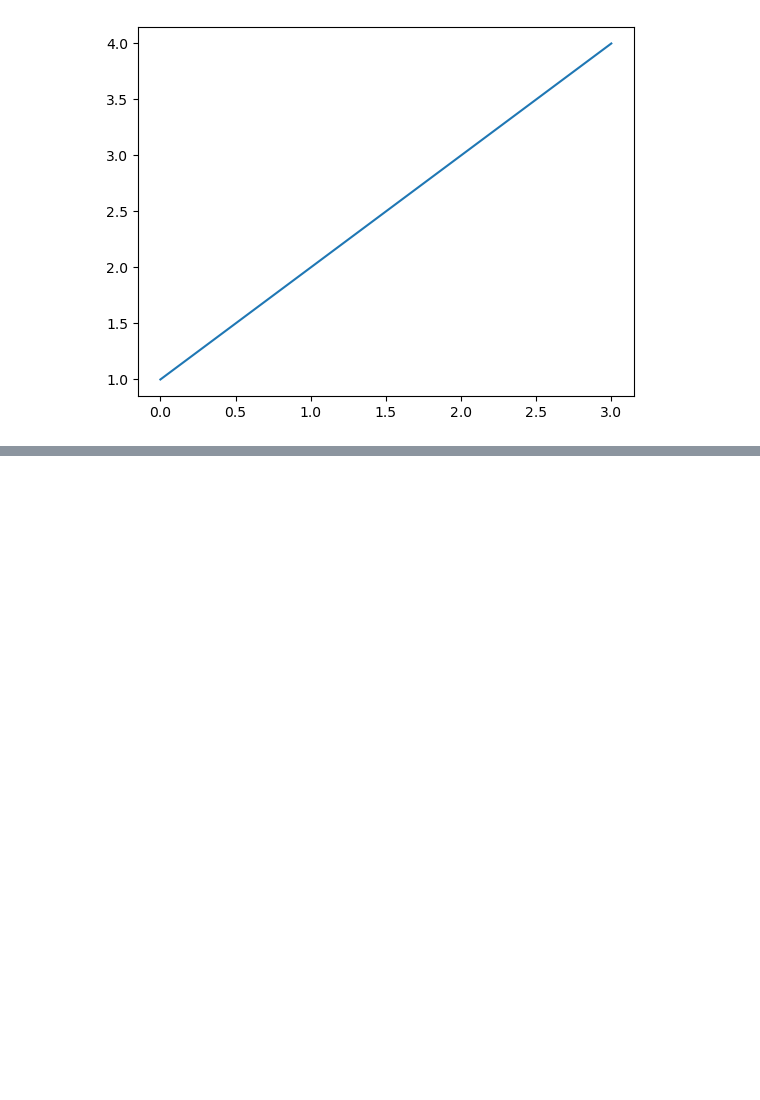
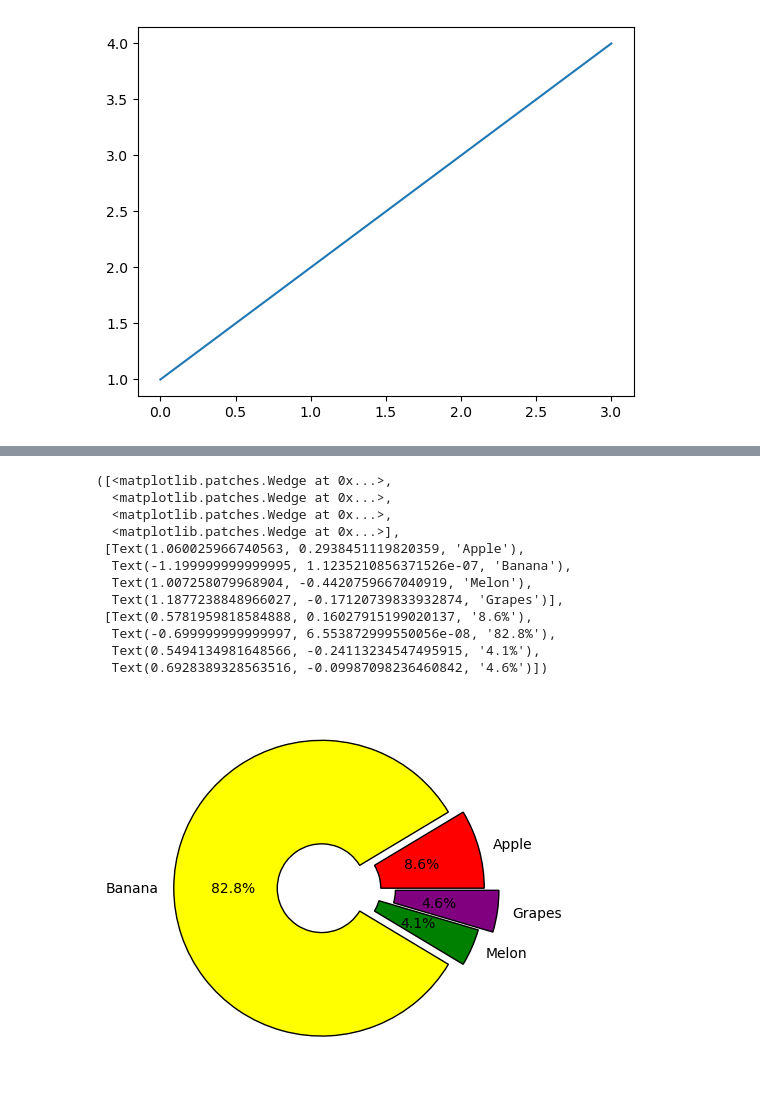
Before and after one commit to Kminseokk/sf3_10_python, a Jupyter notebook: day231116/study03.ipynb, the cells around one changed output, grey strips where cells are left out. Cells and saved outputs as stored; diff of their text form; code cells hidden in the pictures; blank space fills up the shorter version.

```diff
--- a/day231116/study03.ipynb
+++ b/day231116/study03.ipynb
@@ -7,0 +43,20 @@ plt.plot([1,2,3,4])
+# %%
+ratio = [34,32,16,18]
+labels = ['Apple', 'Banana', 'Melon', 'Grapes']
+wedgeprops = { 'width' : 0.7, 'edgecolor':'k', 'linewidth':1}
+
+plt.pie(ratio, labels=labels, autopct='%.1f%%', explode=[0, 0.1, 0, 0.1], colors=['red', 'yellow', 'green', 'purple'], wedgeprops=wedgeprops)
+# %% [output]
+([<matplotlib.patches.Wedge at 0x...>,
+  <matplotlib.patches.Wedge at 0x...>,
+  <matplotlib.patches.Wedge at 0x...>,
+  <matplotlib.patches.Wedge at 0x...>],
+ [Text(1.060025966740563, 0.2938451119820359, 'Apple'),
+  Text(-1.199999999999995, 1.1235210856371526e-07, 'Banana'),
+  Text(1.007258079968904, -0.4420759667040919, 'Melon'),
+  Text(1.1877238848966027, -0.17120739833932874, 'Grapes')],
+ [Text(0.5781959818584888, 0.16027915199020137, '8.6%'),
+  Text(-0.699999999999997, 6.553872999550056e-08, '82.8%'),
+  Text(0.5494134981648566, -0.24113234547495915, '4.1%'),
+  Text(0.6928389328563516, -0.09987098236460842, '4.6%')])
+[figure, added]
```
Also changed, not shown: parts of 9 cells of this notebook.
